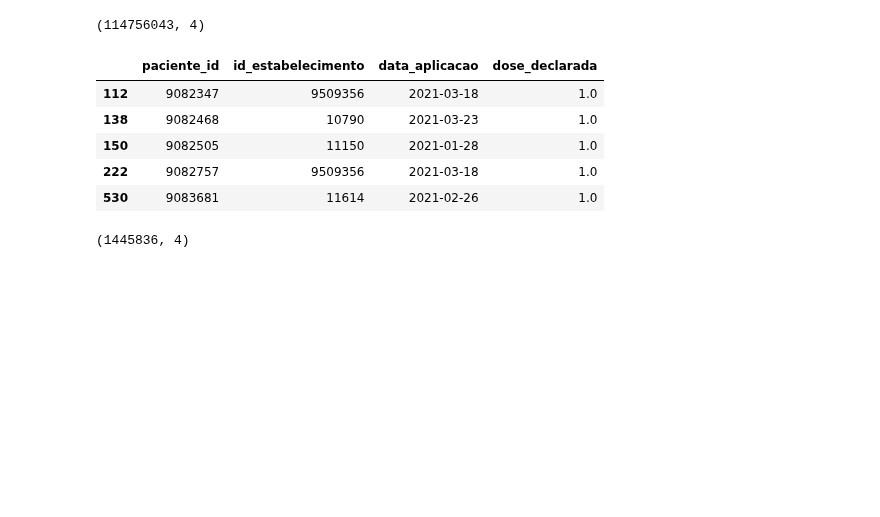
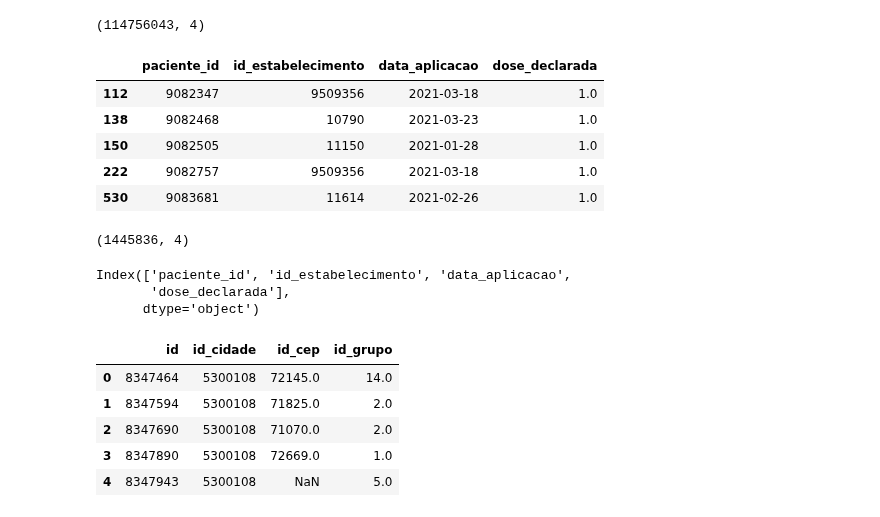
Before and after one commit to raquelcreis/vacina_covid_bsb, a Jupyter notebook: notebook.ipynb, the cells around one changed output. Cells and saved outputs as stored; diff of their text form; code cells hidden in the pictures; blank space fills up the shorter version.

```diff
--- a/notebook.ipynb
+++ b/notebook.ipynb
@@ -316,8 +316,21 @@ dfVacinacao.head()
 dfVacinacao.shape
 # %% [output]
 (1445836, 4)
+# %%
+dfVacinacao.columns
+# %% [output]
+Index(['paciente_id', 'id_estabelecimento', 'data_aplicacao',
+       'dose_declarada'],
+      dtype='object')
 # %%
 # Dataframe de pacientes no DF
 
-dfPaciente = pd.read_sql_query('SELECT hash,id_cidade,id_cep,id_grupo FROM pos.tbl_paciente WHERE id_cidade = 5300108', postgreSQLConnection)
+dfPaciente = pd.read_sql_query('SELECT id,id_cidade,id_cep,id_grupo FROM public.tbl_paciente WHERE id_cidade = 5300108', postgreSQLConnection)
 dfPaciente.head()
+# %% [output]
+|  | id | id_cidade | id_cep | id_grupo |
+| 0 | 8347464 | 5300108 | 72145.0 | 14.0 |
+| 1 | 8347594 | 5300108 | 71825.0 | 2.0 |
+| 2 | 8347690 | 5300108 | 71070.0 | 2.0 |
+| 3 | 8347890 | 5300108 | 72669.0 | 1.0 |
+| 4 | 8347943 | 5300108 | NaN | 5.0 |
```
Also changed, not shown: parts of 12 cells of this notebook.
